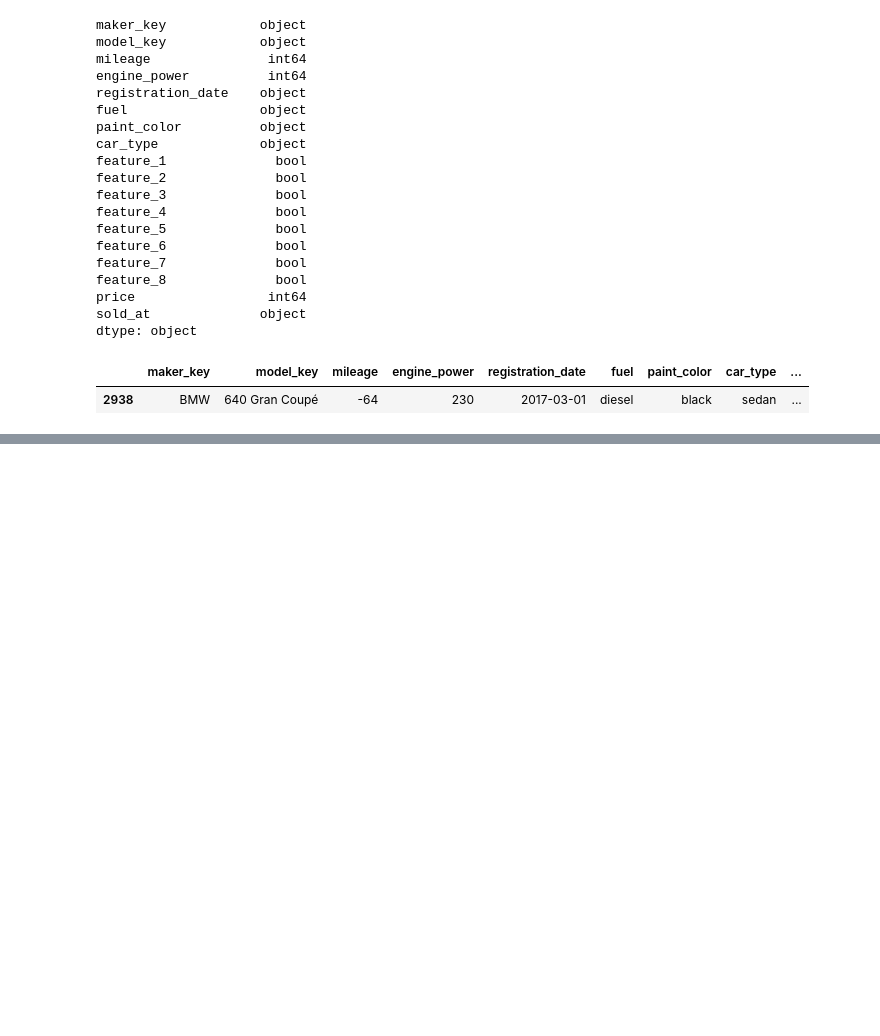
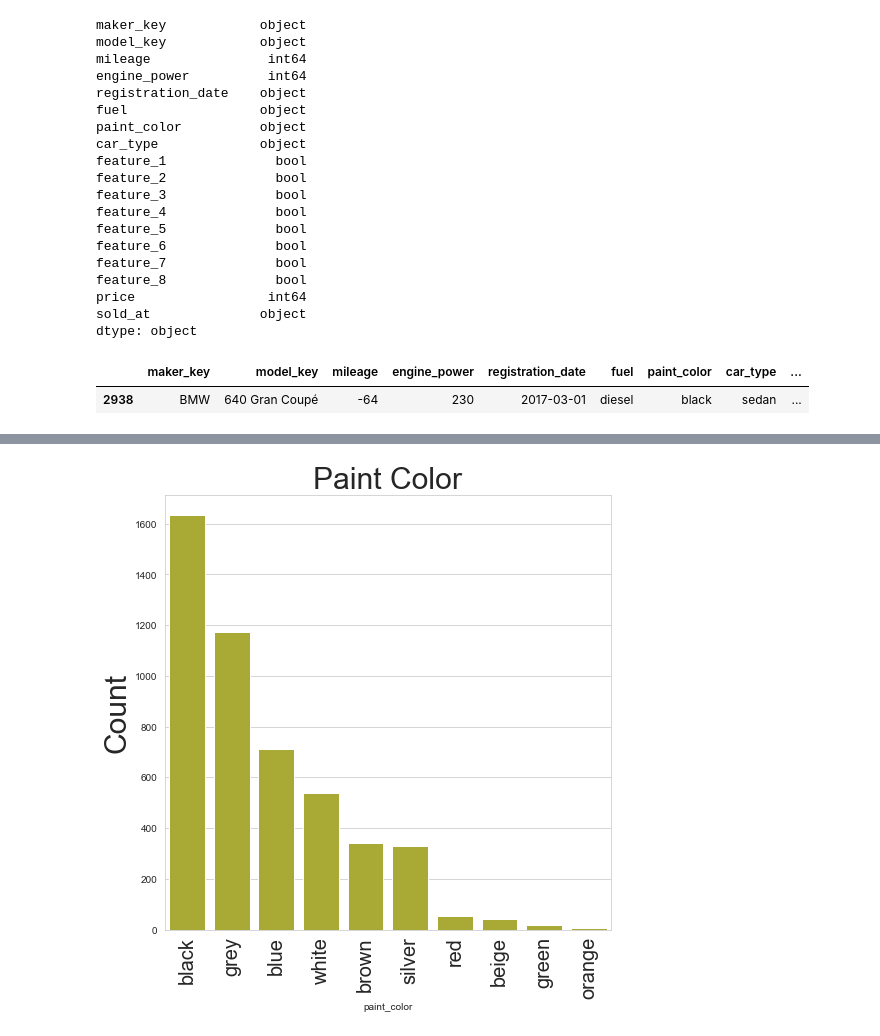
Before and after one commit to mustafaktaas/Python_DeepLearning, a Jupyter notebook: CarPricePredictionANN.ipynb, the cells around one changed output, grey strips where cells are left out. Saved outputs shown, nothing was run; the diff lists cells and outputs as text; code cells hidden in the pictures; blank space fills up the shorter version.

```diff
--- a/CarPricePredictionANN.ipynb
+++ b/CarPricePredictionANN.ipynb
@@ -99,0 +124,11 @@ data[data['mileage']==64]
+# %%
+plt.figure(figsize=(8,8))
+base_color=sns.color_palette()[8]
+sns.countplot(data=data, x='paint_color',color=base_color,order=data.paint_color.value_counts().index)
+plt.title('Paint Color',fontsize=30)
+plt.ylabel('Count',fontsize=30)
+plt.xticks(rotation=90,fontsize=20)
+
+locs, labels = plt.xticks()
+# %% [output]
+[figure, added]
```
Also changed, not shown: parts of 8 cells of this notebook.
